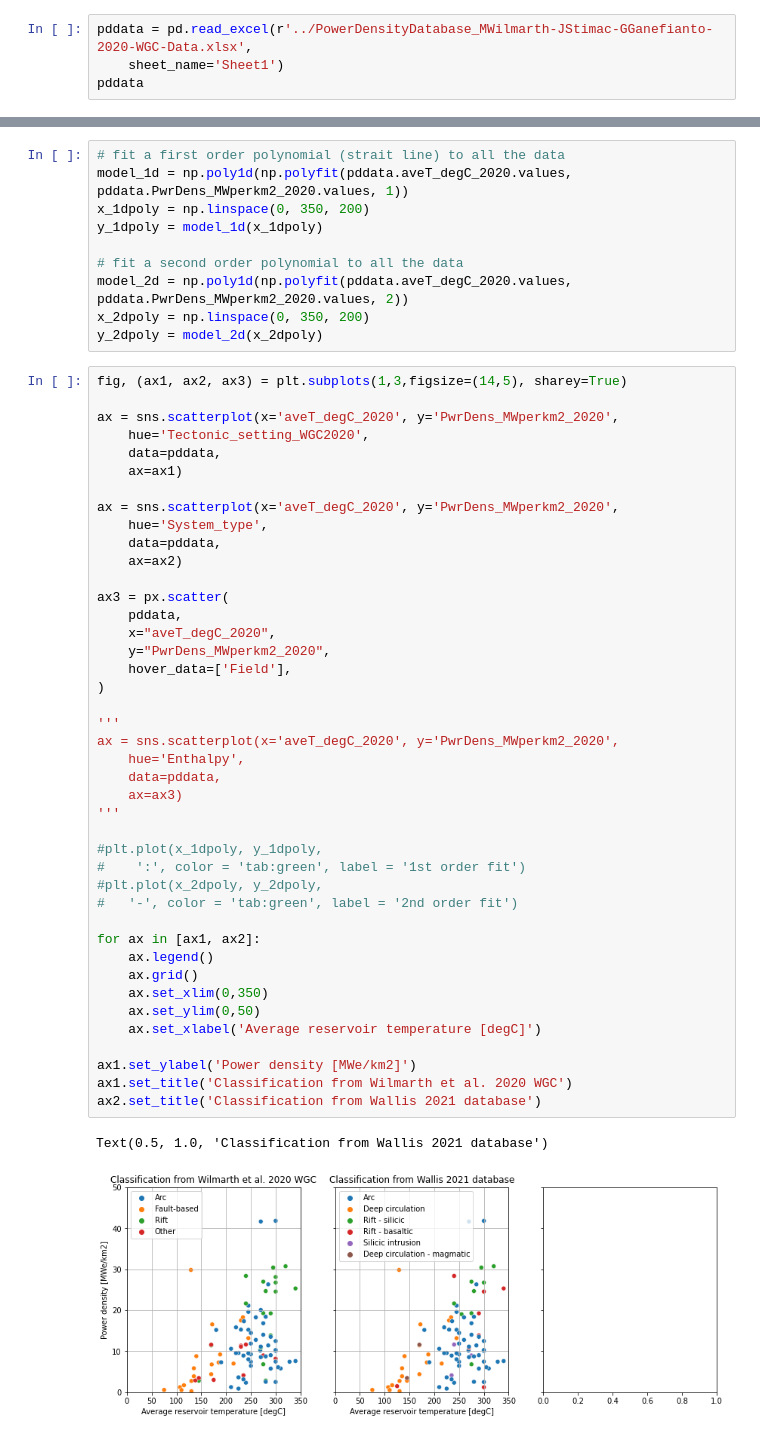
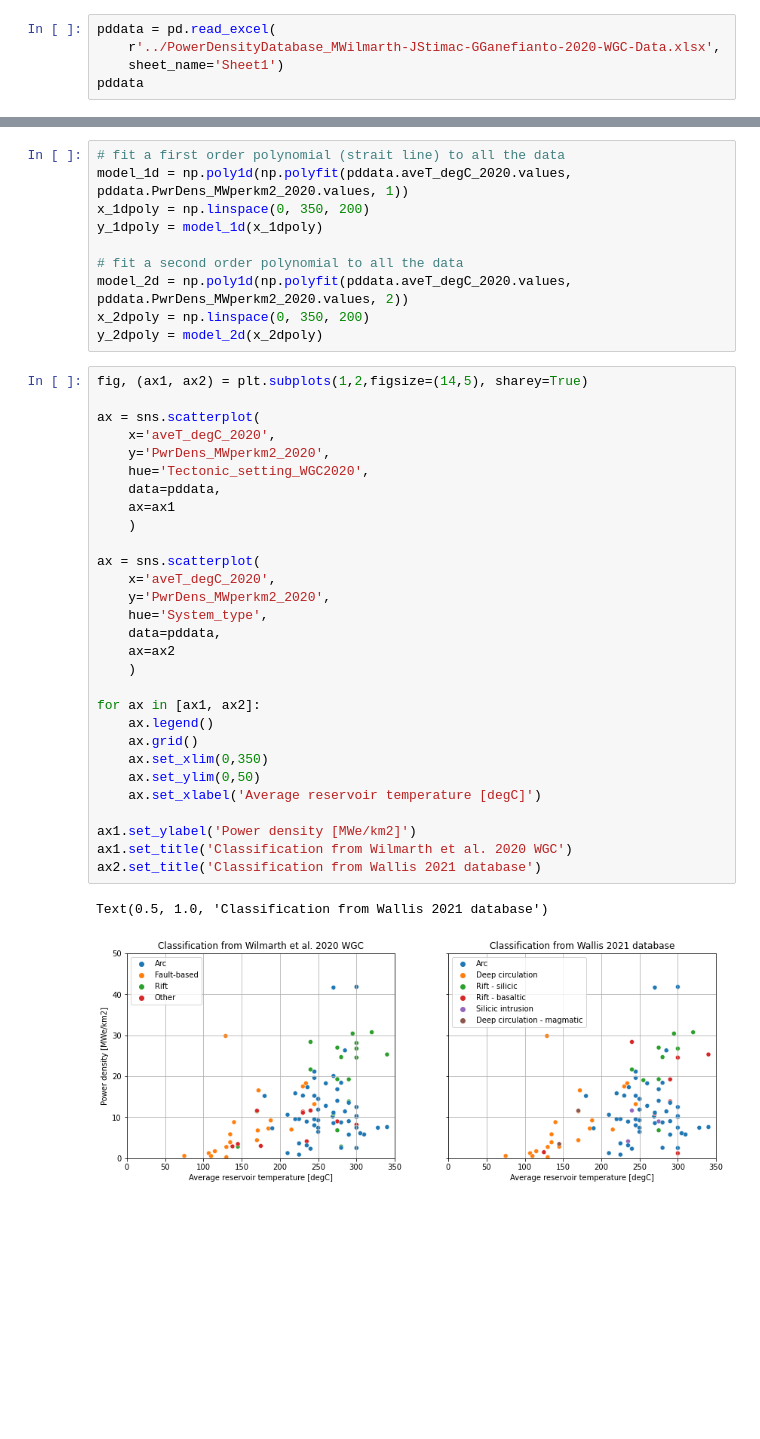
Before and after one commit to Geothermal-Resource-Capacity/Power-Density, a Jupyter notebook: notebooks/Power-density-data.ipynb, the cells around one changed output, grey strips where cells are left out. Saved outputs shown, nothing was run; the diff lists cells and outputs as text; blank space fills up the shorter version.

```diff
--- a/notebooks/Power-density-data.ipynb
+++ b/notebooks/Power-density-data.ipynb
@@ -33,7 +35,8 @@ import numpy as np
 import seaborn as sns
 import plotly.express as px
 # %%
-pddata = pd.read_excel(r'../PowerDensityDatabase_MWilmarth-JStimac-GGanefianto-2020-WGC-Data.xlsx',
+pddata = pd.read_excel(
+    r'../PowerDensityDatabase_MWilmarth-JStimac-GGanefianto-2020-WGC-Data.xlsx',
     sheet_name='Sheet1')
 pddata
 # %% [output]
@@ -61,48 +64,35 @@ model_2d = np.poly1d(np.polyfit(pddata.aveT_degC_2020.values, pddata.PwrDens_MWp
 x_2dpoly = np.linspace(0, 350, 200)
 y_2dpoly = model_2d(x_2dpoly)
 # %%
-fig, (ax1, ax2, ax3) = plt.subplots(1,3,figsize=(14,5), sharey=True)
+fig, (ax1, ax2) = plt.subplots(1,2,figsize=(14,5), sharey=True)
 
-ax = sns.scatterplot(x='aveT_degC_2020', y='PwrDens_MWperkm2_2020',
+ax = sns.scatterplot(
+    x='aveT_degC_2020',
+    y='PwrDens_MWperkm2_2020',
     hue='Tectonic_setting_WGC2020',
     data=pddata,
-    ax=ax1)
+    ax=ax1
+    )
 
-ax = sns.scatterplot(x='aveT_degC_2020', y='PwrDens_MWperkm2_2020',
+ax = sns.scatterplot(
+    x='aveT_degC_2020',
+    y='PwrDens_MWperkm2_2020',
     hue='System_type',
     data=pddata,
-    ax=ax2)
-
-ax3 = px.scatter(
-    pddata,
-    x="aveT_degC_2020",
-    y="PwrDens_MWperkm2_2020",
-    hover_data=['Field'],
-)
-
-'''
-ax = sns.scatterplot(x='aveT_degC_2020', y='PwrDens_MWperkm2_2020',
-    hue='Enthalpy',
-    data=pddata,
-    ax=ax3)
-'''
-
-#plt.plot(x_1dpoly, y_1dpoly,
-#    ':', color = 'tab:green', label = '1st order fit')
-#plt.plot(x_2dpoly, y_2dpoly,
-#   '-', color = 'tab:green', label = '2nd order fit')
+    ax=ax2
+    )
 
 for ax in [ax1, ax2]:
     ax.legend()
     ax.grid()
     ax.set_xlim(0,350)
     ax.set_ylim(0,50)
     ax.set_xlabel('Average reservoir temperature [degC]')
 
 ax1.set_ylabel('Power density [MWe/km2]')
 ax1.set_title('Classification from Wilmarth et al. 2020 WGC')
 ax2.set_title('Classification from Wallis 2021 database')
 # %% [output]
 Text(0.5, 1.0, 'Classification from Wallis 2021 database')
-[figure, old version]
+[figure, new version]
 # %% [markdown]
```
Also changed, not shown: parts of 7 cells of this notebook.
